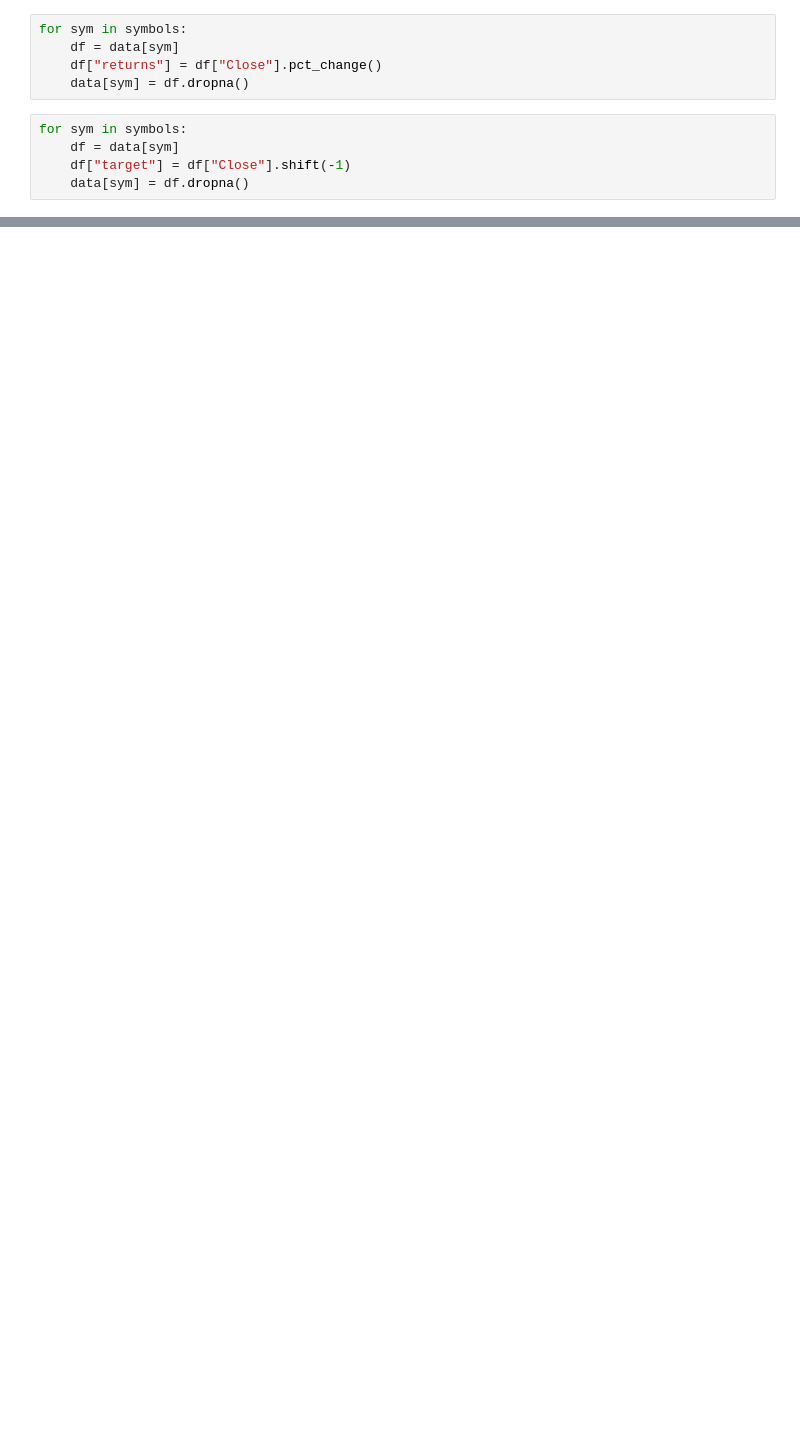
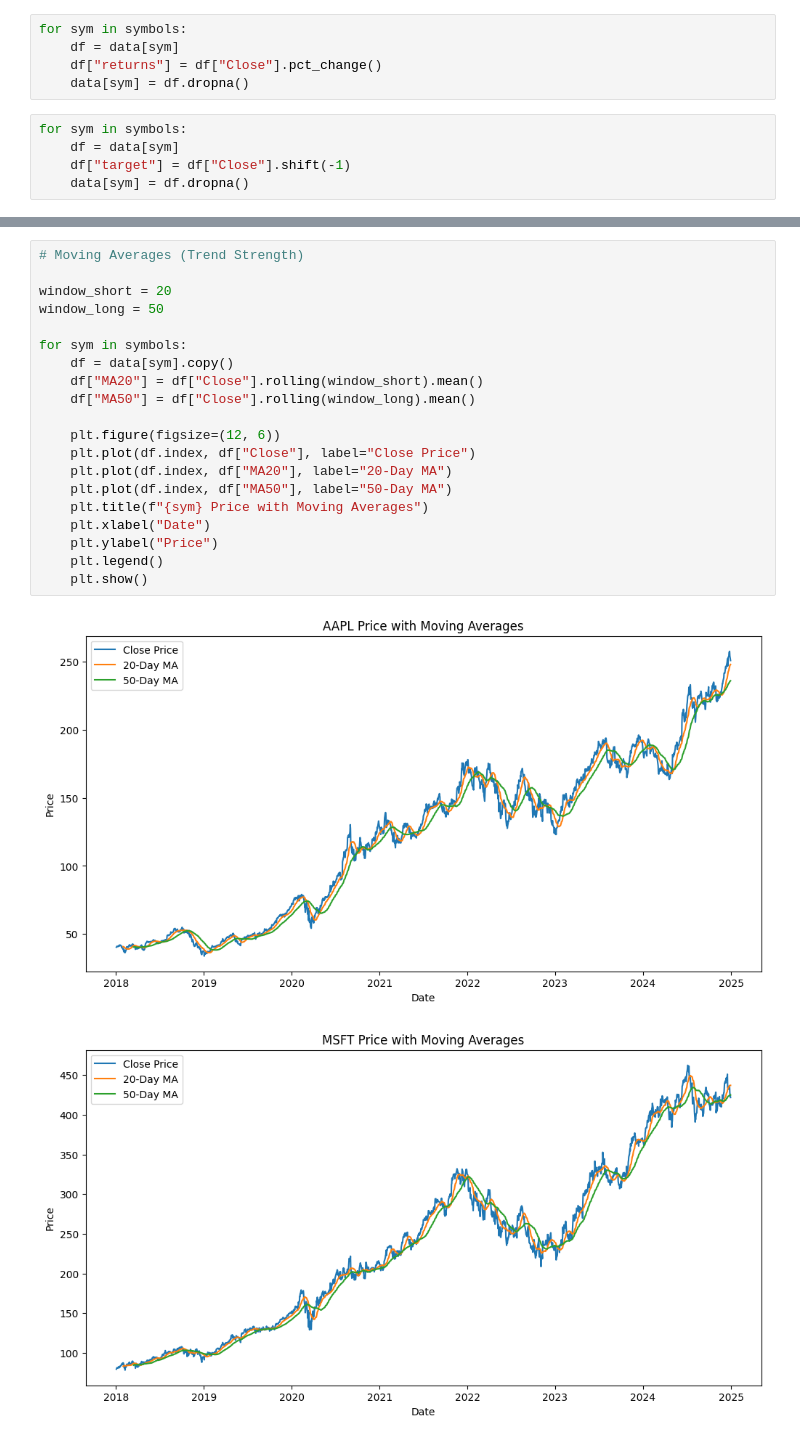
Before and after one commit to ajay9803/stock_market_prediction, a Jupyter notebook: main.ipynb, the cells around one changed output, grey strips where cells are left out. Saved outputs shown, nothing was run; the diff lists cells and outputs as text; blank space fills up the shorter version.

```diff
--- a/main.ipynb
+++ b/main.ipynb
@@ -62,0 +103,23 @@ NVDA baseline MAE: 0.69
+# %%
+# Moving Averages (Trend Strength)
+
+window_short = 20
+window_long = 50
+
+for sym in symbols:
+    df = data[sym].copy()
+    df["MA20"] = df["Close"].rolling(window_short).mean()
+    df["MA50"] = df["Close"].rolling(window_long).mean()
+
+    plt.figure(figsize=(12, 6))
+    plt.plot(df.index, df["Close"], label="Close Price")
+    plt.plot(df.index, df["MA20"], label="20-Day MA")
+    plt.plot(df.index, df["MA50"], label="50-Day MA")
+    plt.title(f"{sym} Price with Moving Averages")
+    plt.xlabel("Date")
+    plt.ylabel("Price")
+    plt.legend()
+    plt.show()
+# %% [output]
+[figure, added]
+[figure, added]
```
Also changed, not shown: parts of 8 cells of this notebook.
